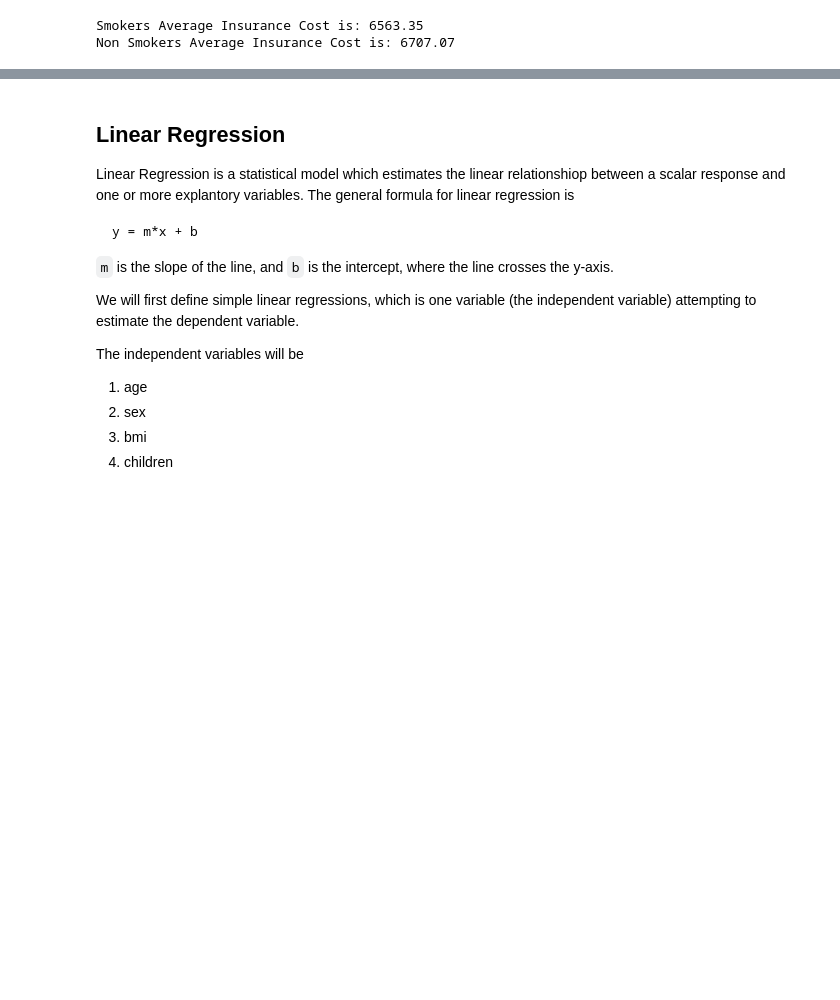
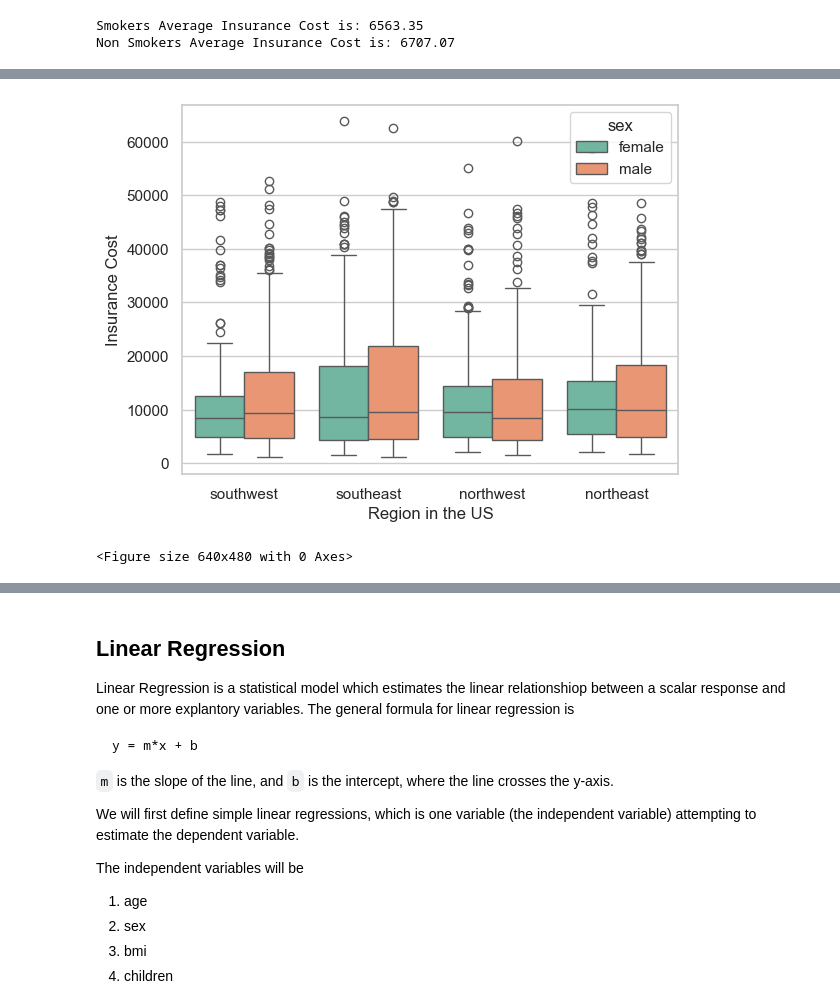
Before and after one commit to Data-Science-and-Analysts-Projects/us-medical-insurance, a Jupyter notebook: us-medical-insurance-costs.ipynb, the cells around one changed output, grey strips where cells are left out. Drawn from its saved outputs; the diff is of its cells as text; code cells hidden in the pictures; blank space fills up the shorter version.

```diff
--- a/us-medical-insurance-costs.ipynb
+++ b/us-medical-insurance-costs.ipynb
@@ -141,0 +169,11 @@ Non Smokers Average Insurance Cost is: 6707.07
+# %%
+#plotting a box plot with regions and gender
+sns.set(style='whitegrid')
+sns.boxplot(x='region', y='charges', palette="Set2", hue='sex', data=insurance)
+plt.xlabel("Region in the US")
+plt.ylabel("Insurance Cost")
+plt.show()
+plt.clf()
+# %% [output]
+[figure, added]
+<Figure size 640x480 with 0 Axes>
```
Also changed, not shown: parts of 8 cells of this notebook.
